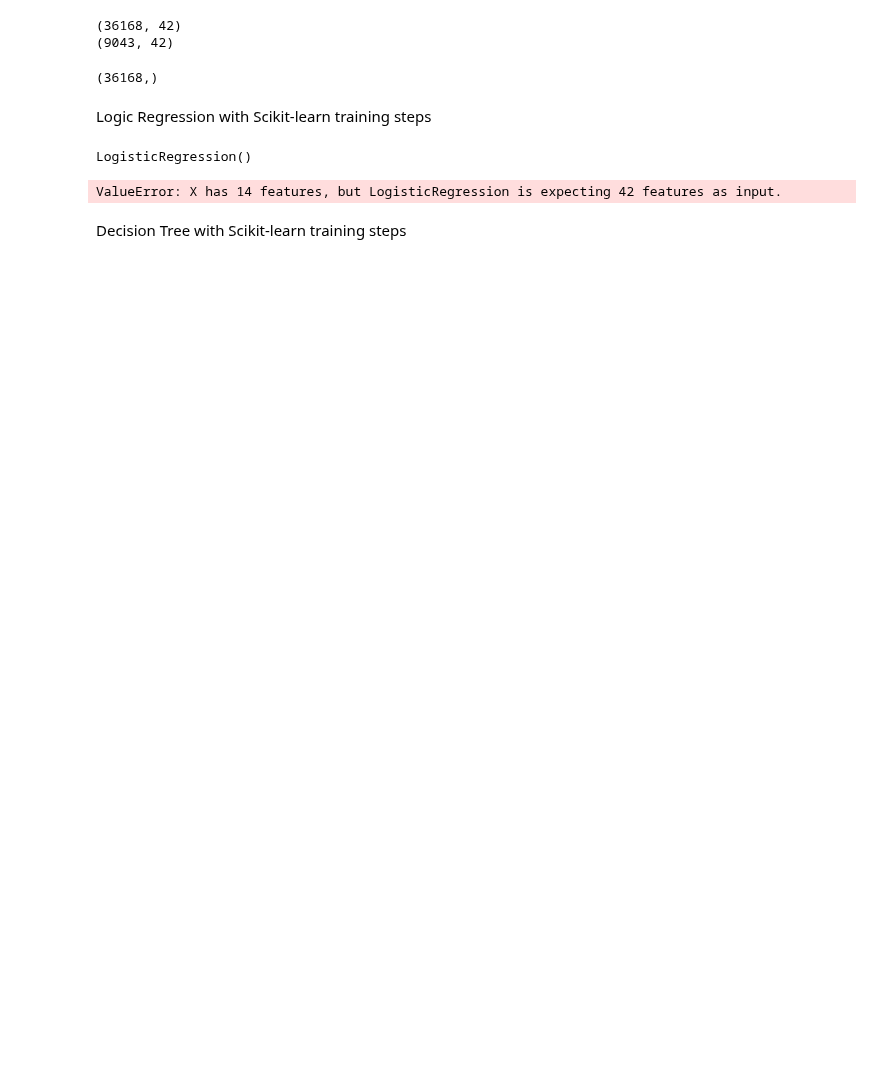
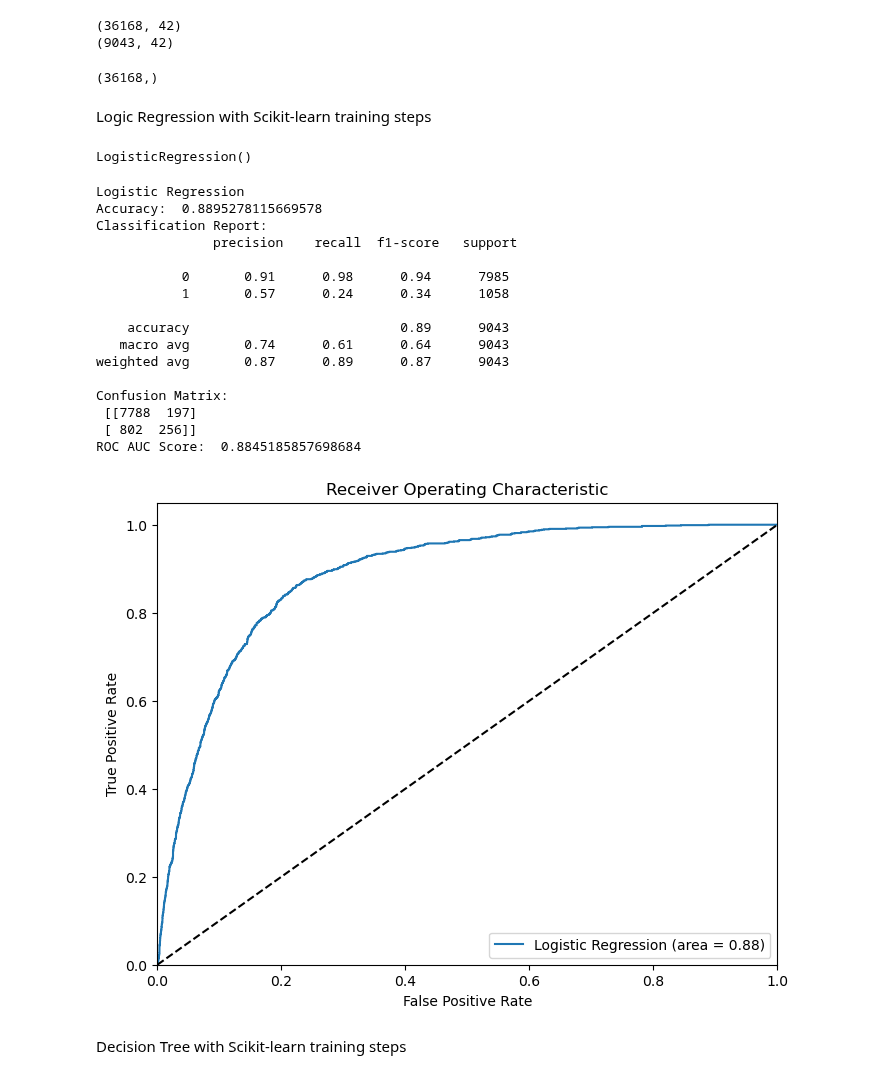
Before and after one commit to gublit/classifier, a Jupyter notebook: notebooks/bank.ipynb, the cells around one changed output. Cells and saved outputs as stored; diff of their text form; code cells hidden in the pictures; blank space fills up the shorter version.

```diff
--- a/notebooks/bank.ipynb
+++ b/notebooks/bank.ipynb
@@ -213,3 +219,8 @@ Apply Preprocessing to Data
 # %%
 #Split the data into training and testing sets
 X_train,X_test,y_train,y_test = train_test_split(X,y,train_size=0.8,stratify=y,random_state=78)
+# %%
+# Label encode the target variable
+label_encoder = LabelEncoder()
+y_train = label_encoder.fit_transform(y_train)
+y_test = label_encoder.transform(y_test)
@@ -238,26 +259,42 @@ LogisticRegression()
 # %%
 # Predict, Evaluate and plot
 y_pred=logreg.predict(X_test_tran)
-y_pred_proba=logreg.predict_proba(X_test)[:,1]
+y_pred_proba=logreg.predict_proba(X_test_tran)[:,1]
 print("Logistic Regression")
 print("Accuracy: ",accuracy_score(y_test,y_pred))
 print("Classification Report: \n",classification_report(y_test,y_pred))
 print("Confusion Matrix: \n",confusion_matrix(y_test,y_pred))
 print("ROC AUC Score: ",roc_auc_score(y_test,y_pred_proba))
 fpr, tpr, thresholds = roc_curve(y_test, y_pred_proba)
 roc_auc = auc(fpr, tpr)
 plt.figure(figsize=(8, 6))
 plt.plot(fpr, tpr, label='Logistic Regression (area = {:.2f})'.format(roc_auc))
 plt.plot([0, 1], [0, 1], 'k--')
 plt.xlim([0.0, 1.0])
 plt.ylim([0.0, 1.05])
 plt.xlabel('False Positive Rate')
 plt.ylabel('True Positive Rate')
 plt.title('Receiver Operating Characteristic')
 plt.legend(loc='lower right')
 plt.show()
 # %% [output]
-ValueError: X has 14 features, but LogisticRegression is expecting 42 features as input.
+Logistic Regression
+Accuracy:  0.8895278115669578
+Classification Report:
+               precision    recall  f1-score   support
+
+           0       0.91      0.98      0.94      7985
+           1       0.57      0.24      0.34      1058
+
+    accuracy                           0.89      9043
+   macro avg       0.74      0.61      0.64      9043
+weighted avg       0.87      0.89      0.87      9043
+
+Confusion Matrix:
+ [[7788  197]
+ [ 802  256]]
+ROC AUC Score:  0.8845185857698684
+[figure, added]
 # %% [markdown]
 Decision Tree with Scikit-learn training steps
 # %%
```
Also changed, not shown: parts of 10 cells of this notebook.
